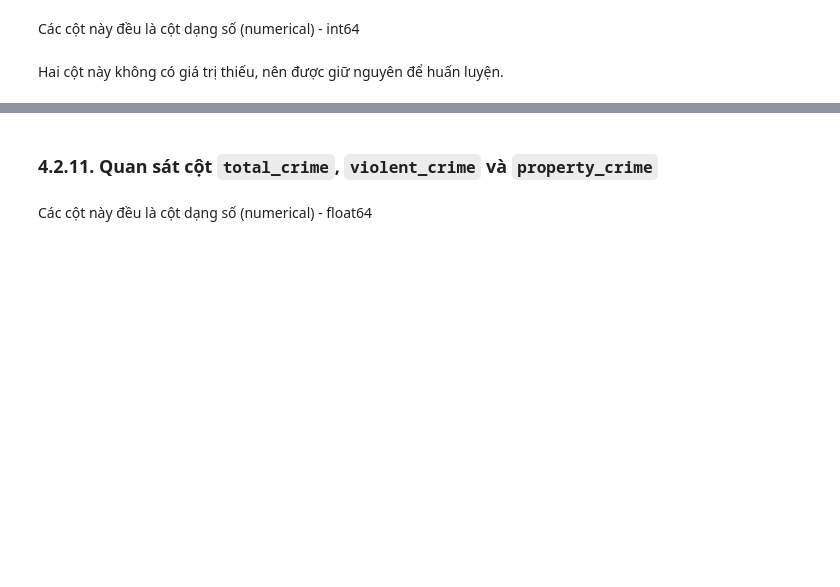
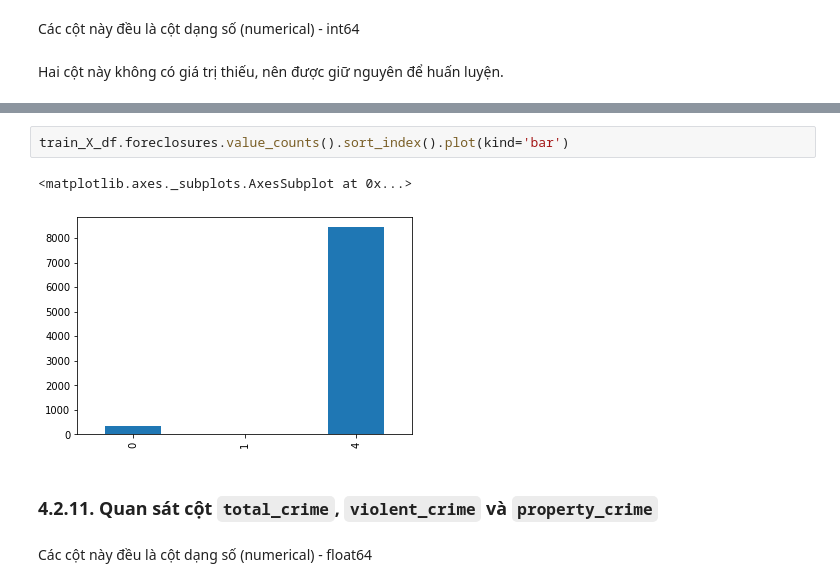
Before and after one commit to dpnam/DS-Final-Project, a Jupyter notebook: real-estate-California/HousePrice_California.ipynb, the cells around one changed output, grey strips where cells are left out. Saved outputs shown, nothing was run; the diff lists cells and outputs as text; blank space fills up the shorter version.

```diff
--- a/real-estate-California/HousePrice_California.ipynb
+++ b/real-estate-California/HousePrice_California.ipynb
@@ -1261,3 +1292,8 @@ Hai cột này không có giá trị thiếu, nên được giữ nguyên để
+# %%
+train_X_df.foreclosures.value_counts().sort_index().plot(kind='bar')
+# %% [output]
+<matplotlib.axes._subplots.AxesSubplot at 0x...>
+[figure, added]
 # %% [markdown]
 ### 4.2.11. Quan sát cột `total_crime`, `violent_crime` và `property_crime`
 # %% [markdown]
```
Also changed, not shown: parts of 32 cells of this notebook.
